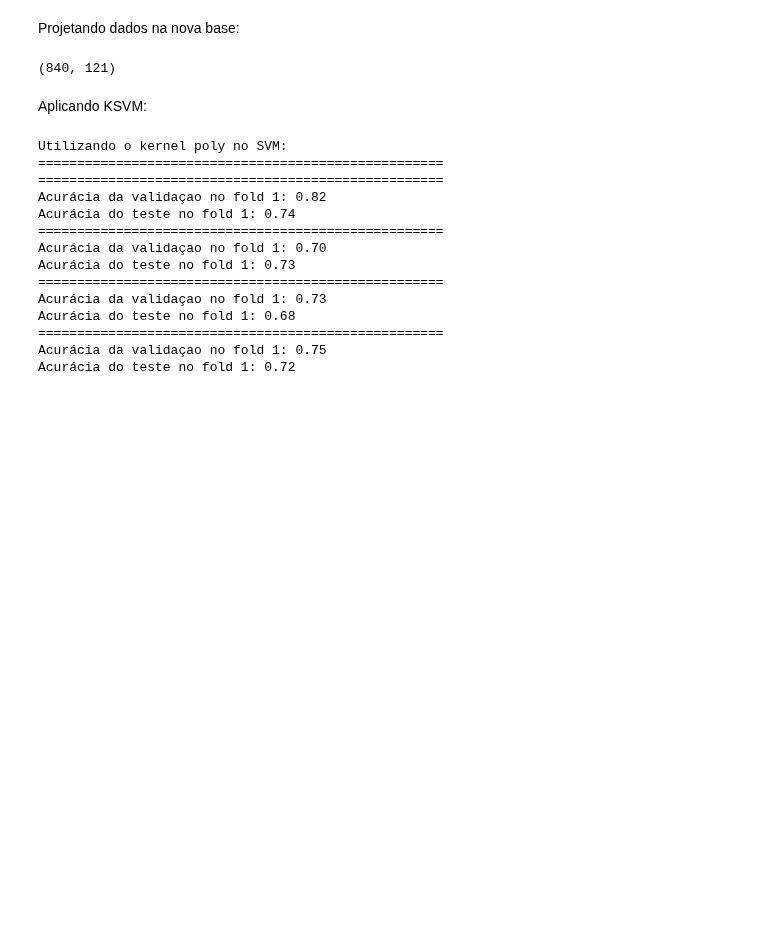
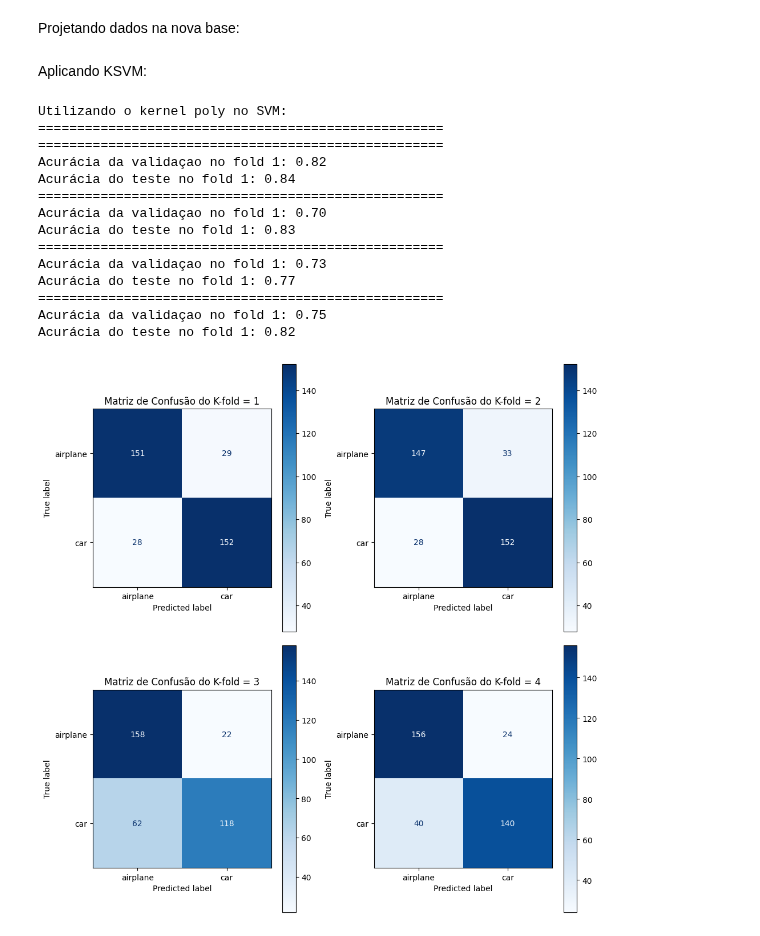
Before and after one commit to lorran-araujo/LNCC, a Jupyter notebook: disciplinas/redes-neurais/codes/lista3/exercicio3.ipynb, the cells around one changed output. Drawn from its saved outputs; the diff is of its cells as text; code cells hidden in the pictures; blank space fills up the shorter version.

```diff
--- a/disciplinas/redes-neurais/codes/lista3/exercicio3.ipynb
+++ b/disciplinas/redes-neurais/codes/lista3/exercicio3.ipynb
@@ -292,10 +331,8 @@ pca_base_ordenado = pca_base[sorted_indices]
 Projetando dados na nova base:
 # %%
 X_train_dpca = np.transpose(np.dot(pca_base_ordenado,np.transpose(X_train)))
-# %%
-X_train_dpca.shape
-# %% [output]
-(840, 121)
+# %%
+X_teste_dpca = np.transpose(np.dot(pca_base_ordenado,np.transpose(X_test)))
 # %% [markdown]
 Aplicando KSVM:
 # %%
@@ -334,20 +371,24 @@ for i, ker in enumerate(kernels):
         print(f"Acurácia da validaçao no fold {i+1}: {accuracy3:.2f}")
 
         # avalia o modelo no conjunto de teste
-        accuracy4 = clf_kernel.score(X_test_pca, y_test)
+        accuracy4 = clf_kernel.score(X_teste_dpca, y_test)
         print(f"Acurácia do teste no fold {i+1}: {accuracy4:.2f}")
 # %% [output]
 Utilizando o kernel poly no SVM:
 ====================================================
 ====================================================
 Acurácia da validaçao no fold 1: 0.82
-Acurácia do teste no fold 1: 0.74
+Acurácia do teste no fold 1: 0.84
 ====================================================
 Acurácia da validaçao no fold 1: 0.70
-Acurácia do teste no fold 1: 0.73
+Acurácia do teste no fold 1: 0.83
 ====================================================
 Acurácia da validaçao no fold 1: 0.73
-Acurácia do teste no fold 1: 0.68
+Acurácia do teste no fold 1: 0.77
 ====================================================
 Acurácia da validaçao no fold 1: 0.75
-Acurácia do teste no fold 1: 0.72
+Acurácia do teste no fold 1: 0.82
+# %%
+plot_confusion(x_tests=X_teste_dpca, y_tests=y_test, class_labels=['airplane', 'car'], models=svm_kernel, i=4)
+# %% [output]
+[figure, added]
```
Also changed, not shown: parts of 4 cells of this notebook, 6 other files.
